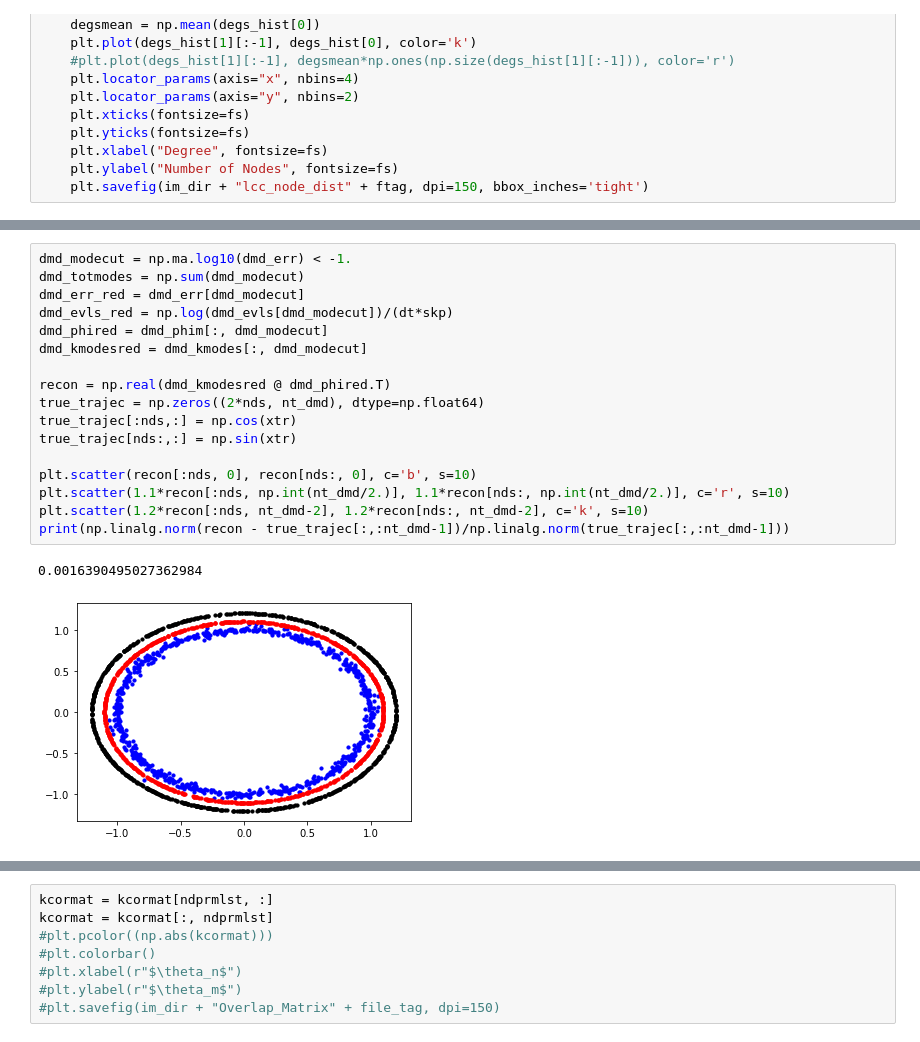
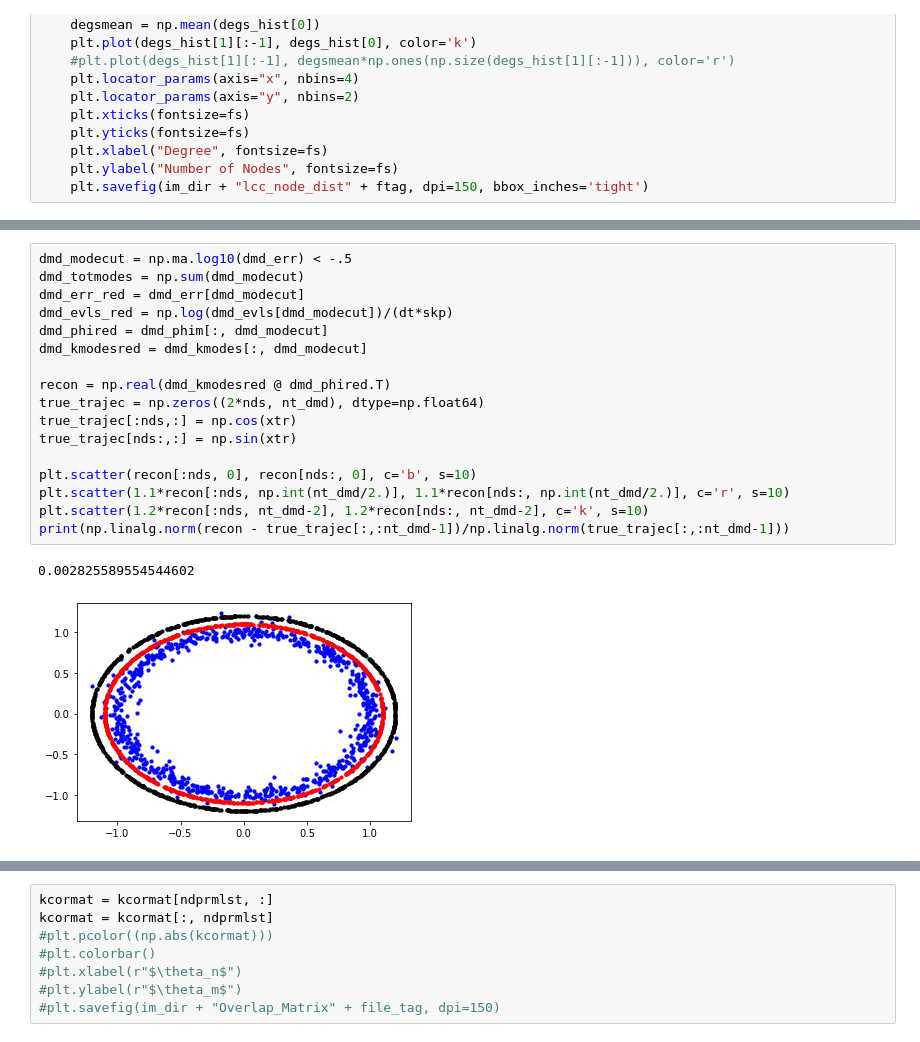
Before and after one commit to cwcurtis/DMD_Community_Detect, a Jupyter notebook: Kuramoto_Tester.ipynb, the cells around one changed output, grey strips where cells are left out. Cells and saved outputs as stored; diff of their text form.

```diff
--- a/Kuramoto_Tester.ipynb
+++ b/Kuramoto_Tester.ipynb
@@ -145,23 +143,23 @@ plt.savefig(im_dir + "Total_Ang_Ord_Param" + file_tag, dpi=150, bbox_inches='tig
 # %%
-dmd_modecut = np.ma.log10(dmd_err) < -1.
+dmd_modecut = np.ma.log10(dmd_err) < -.5
 dmd_totmodes = np.sum(dmd_modecut)
 dmd_err_red = dmd_err[dmd_modecut]
 dmd_evls_red = np.log(dmd_evls[dmd_modecut])/(dt*skp)
 dmd_phired = dmd_phim[:, dmd_modecut]
 dmd_kmodesred = dmd_kmodes[:, dmd_modecut]
 
 recon = np.real(dmd_kmodesred @ dmd_phired.T)
 true_trajec = np.zeros((2*nds, nt_dmd), dtype=np.float64)
 true_trajec[:nds,:] = np.cos(xtr)
 true_trajec[nds:,:] = np.sin(xtr)
 
 plt.scatter(recon[:nds, 0], recon[nds:, 0], c='b', s=10)
 plt.scatter(1.1*recon[:nds, np.int(nt_dmd/2.)], 1.1*recon[nds:, np.int(nt_dmd/2.)], c='r', s=10)
 plt.scatter(1.2*recon[:nds, nt_dmd-2], 1.2*recon[nds:, nt_dmd-2], c='k', s=10)
 print(np.linalg.norm(recon - true_trajec[:,:nt_dmd-1])/np.linalg.norm(true_trajec[:,:nt_dmd-1]))
 # %% [output]
-0.0016390495027362984
+0.002825589554544602
-[figure, old version]
+[figure, new version]
 # %%
 plt.plot(np.ma.log10(dmd_err[dmd_modecut]), color='k')
 print("Total Relative Error in DMD modes: %1.2e" % np.linalg.norm(dmd_err[dmd_modecut]))
```
Also changed, not shown: parts of 22 cells of this notebook, 4 other files.
